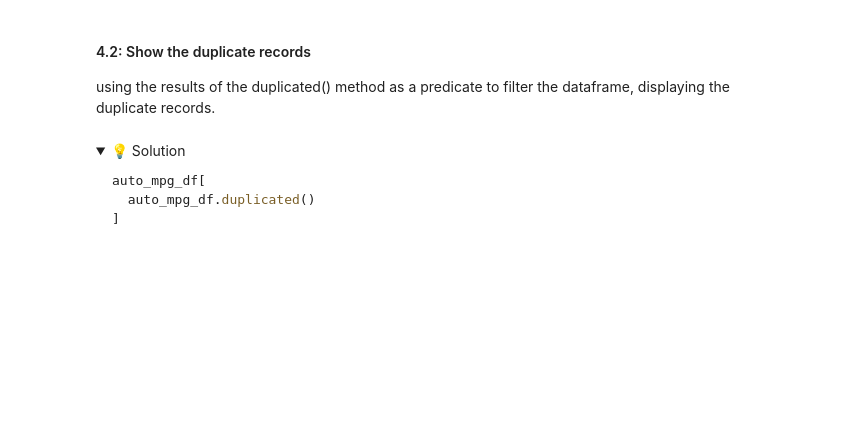
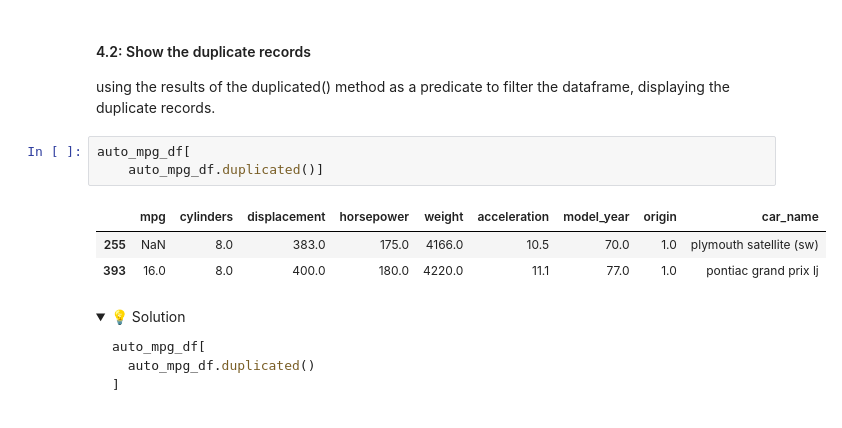
Before and after one commit to IT4063-Spring2025/exploratory-data-analysis-BeccaCordray, a Jupyter notebook: notebook.ipynb, the cells around one changed output. Saved outputs shown, nothing was run; the diff lists cells and outputs as text; folded sections open; blank space fills up the shorter version.

```diff
--- a/notebook.ipynb
+++ b/notebook.ipynb
@@ -229,6 +233,13 @@ auto_mpg_df.describe()
 # %% [markdown]
 #### 4.2: Show the duplicate records
 using the results of the duplicated() method as a predicate to filter the dataframe, displaying the duplicate records.
+# %%
+auto_mpg_df[
+    auto_mpg_df.duplicated()]
+# %% [output]
+|  | mpg | cylinders | displacement | horsepower | weight | acceleration | model_year | origin | car_name |
+| 255 | NaN | 8.0 | 383.0 | 175.0 | 4166.0 | 10.5 | 70.0 | 1.0 | plymouth satellite (sw) |
+| 393 | 16.0 | 8.0 | 400.0 | 180.0 | 4220.0 | 11.1 | 77.0 | 1.0 | pontiac grand prix lj |
 # %% [markdown]
 
 <details>
```
Also changed, not shown: parts of 2 cells of this notebook.
